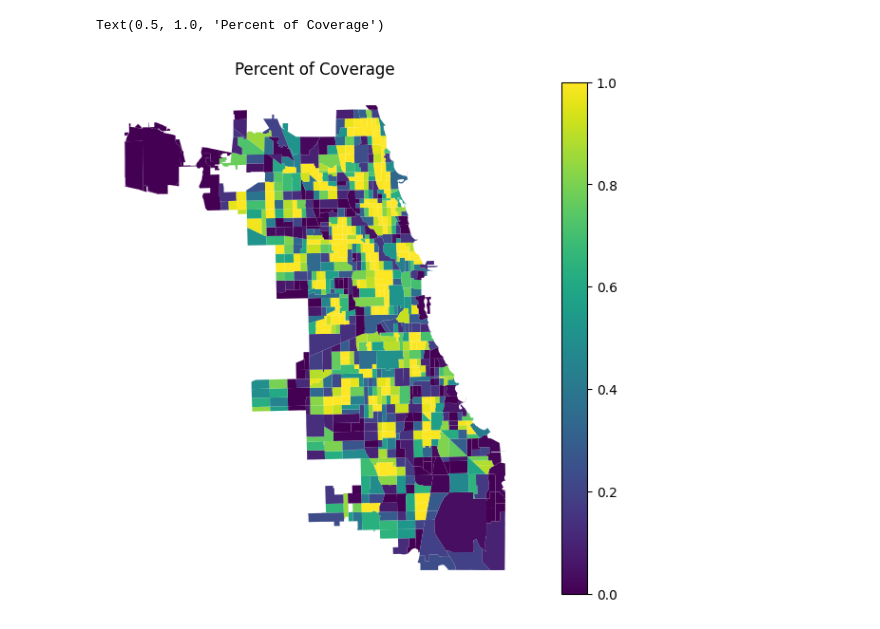
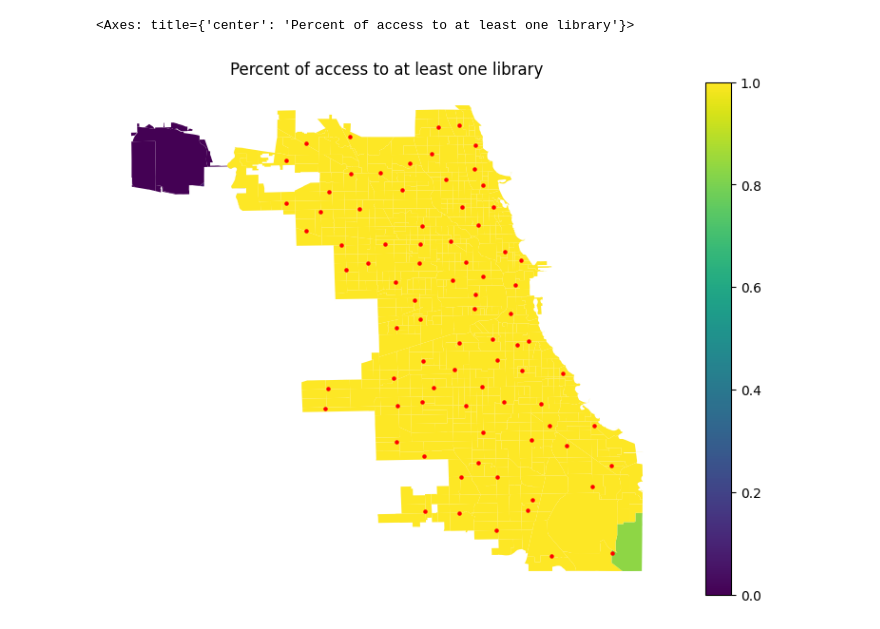
Before and after one commit to Rajvishah12/cpl_project, a Jupyter notebook: can-summer-2023/notebooks/cyclingCoverage.ipynb, the cells around one changed output. Saved outputs shown, nothing was run; the diff lists cells and outputs as text; code cells hidden in the pictures.

```diff
--- a/can-summer-2023/notebooks/cyclingCoverage.ipynb
+++ b/can-summer-2023/notebooks/cyclingCoverage.ipynb
@@ -157,5 +275,0 @@ censusTracts['cycling score 5 min'].mean()
-# %%
-censusTracts['cycling score 5 min norm'] = censusTracts['cycling score 5 min']
-# %%
-censusTracts.loc[censusTracts['cycling score 5 min norm'] > 1, 'cycling score 5 min norm'] = 1.0
-censusTracts.sort_values(by = 'cycling score 5 min', ascending = False)
@@ -176,14 +276,15 @@ censusTracts.sort_values(by = 'cycling score 5 min', ascending = False)
-# %%
-ax = censusTracts.plot(column = 'cycling score 5 min norm', legend = True,
-                figsize=(10,7),missing_kwds={
-        "color": "lightgrey",
-        "edgecolor": "red",
-        "label": "Missing values",
-    })
-
-
-ax.set_axis_off()
-ax.set_title("Percent of Coverage")
-# %% [output]
-Text(0.5, 1.0, 'Percent of Coverage')
-[figure, removed]
+# %%
+ax = censusTracts.plot(column = 'score norm', legend = True,
+                figsize=(10,7),missing_kwds={
+        "color": "lightgrey",
+        "edgecolor": "red",
+        "label": "Missing values",
+    })
+
+
+ax.set_axis_off()
+ax.set_title("Percent of access to at least one library")
+branchCopy.plot(ax=ax, marker='o', color='red', markersize=5, edgecolor='red')
+# %% [output]
+<Axes: title={'center': 'Percent of access to at least one library'}>
+[figure, added]
```
Also changed, not shown: parts of 20 cells of this notebook, 3 other files.
